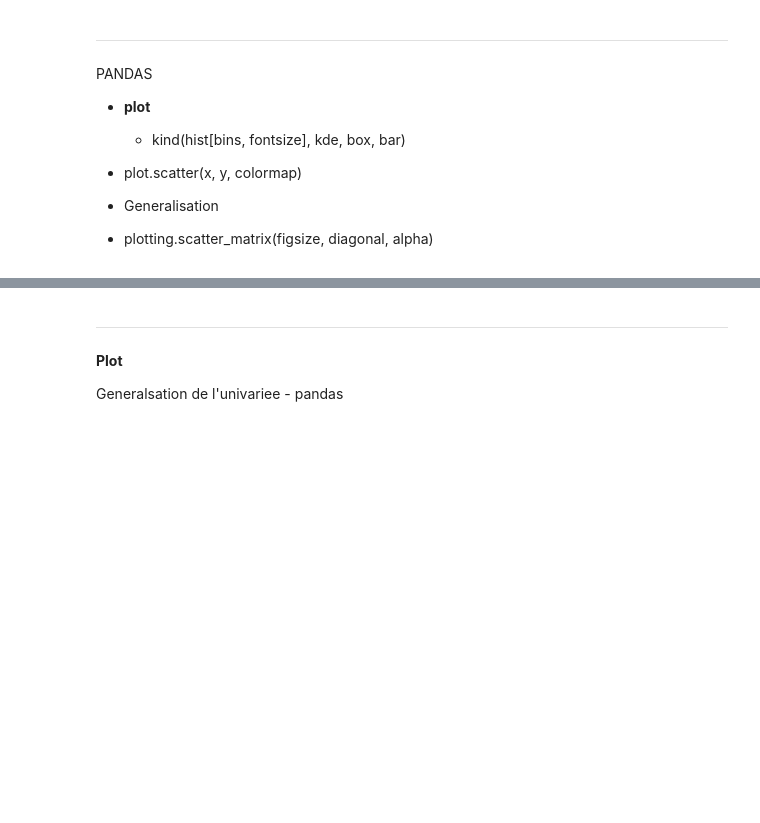
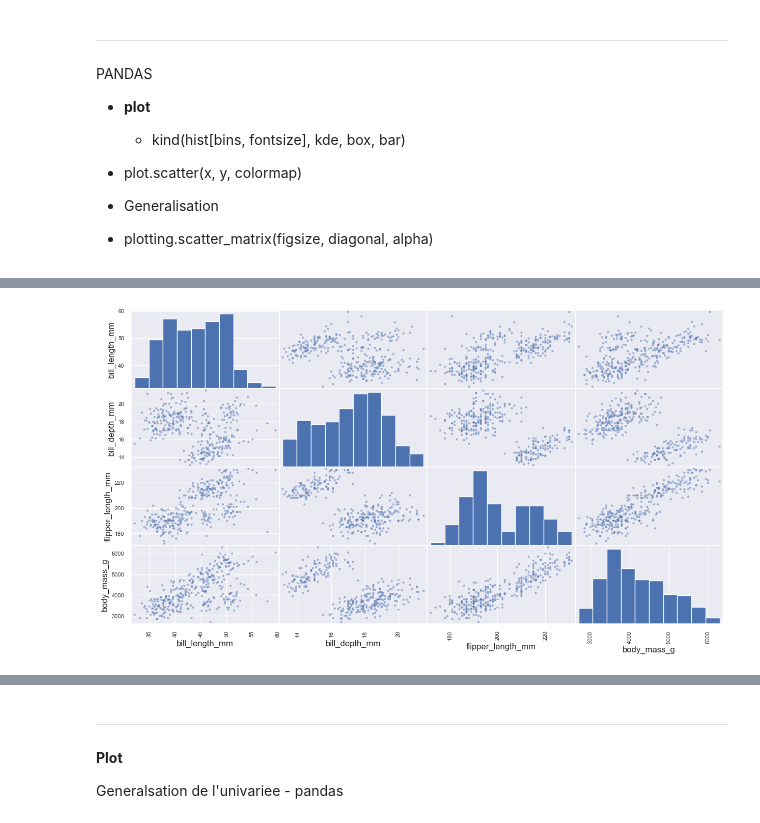
Before and after one commit to OusmanHamit/EDA, a Jupyter notebook: DATAVIZ_MATPLOTLIB_PANDAS_SEABORNVIZ.ipynb, the cells around one changed output, grey strips where cells are left out. Drawn from its saved outputs; the diff is of its cells as text; code cells hidden in the pictures; blank space fills up the shorter version.

```diff
--- a/DATAVIZ_MATPLOTLIB_PANDAS_SEABORNVIZ.ipynb
+++ b/DATAVIZ_MATPLOTLIB_PANDAS_SEABORNVIZ.ipynb
@@ -67,0 +84,5 @@ plt.show()
+# %%
+pd.plotting.scatter_matrix(penguins, figsize = (15, 8), diagonal = 'hist')
+plt.show()
+# %% [output]
+[figure, added]
```
Also changed, not shown: parts of 53 cells of this notebook.
